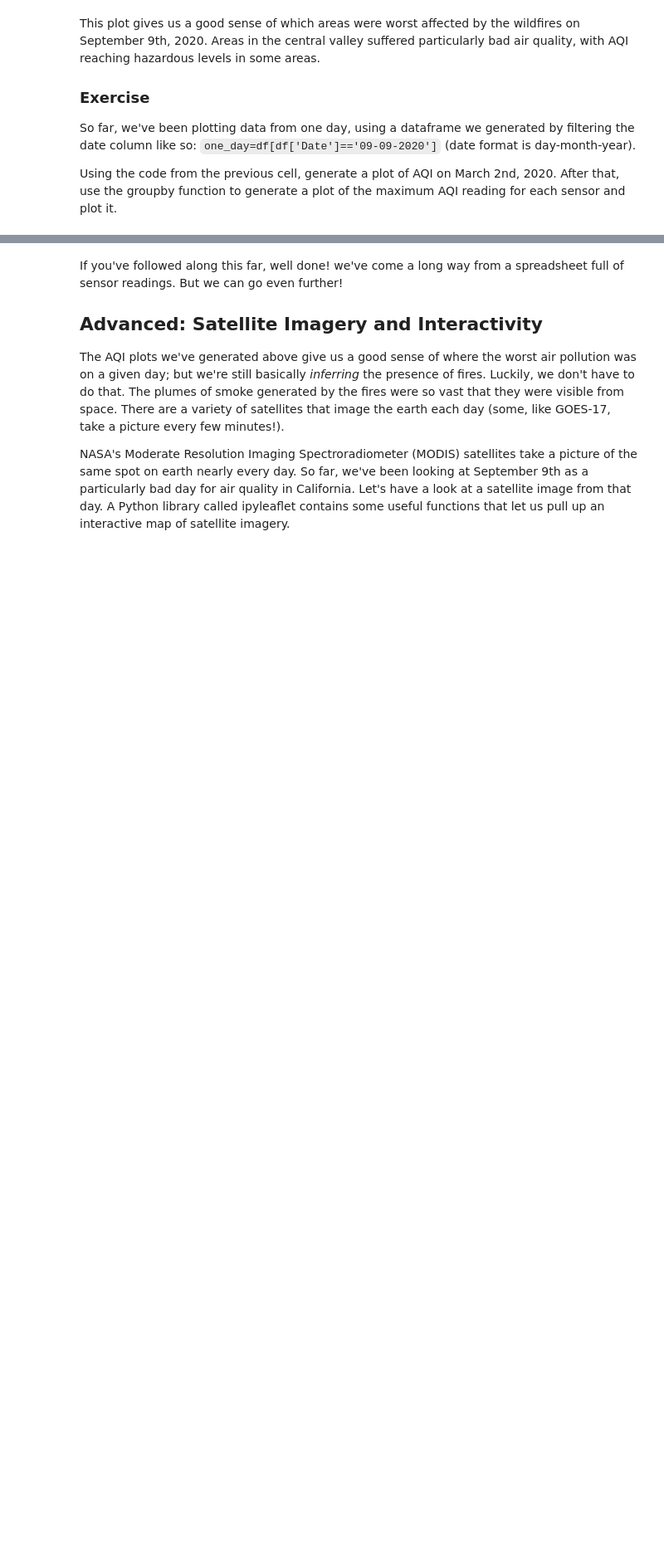
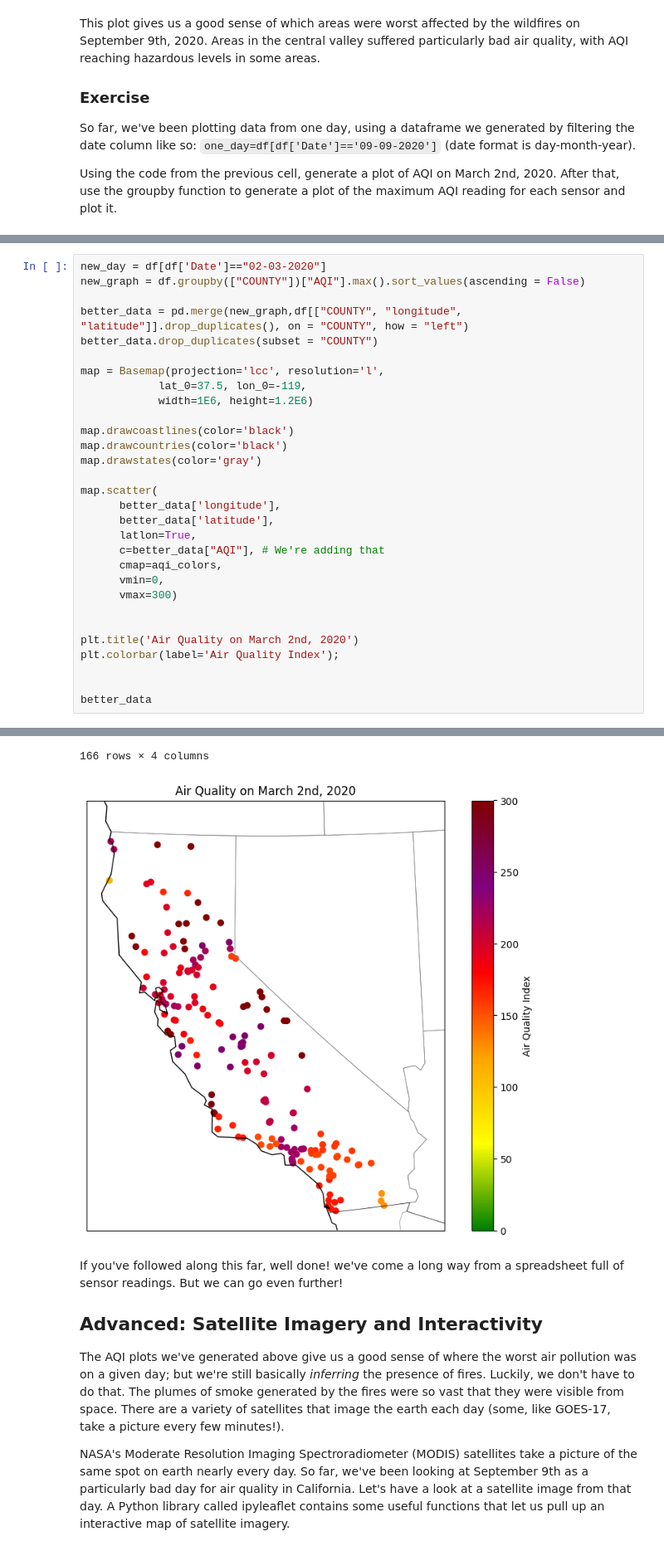
Before and after one commit to emetcalf-vas/QM2, a Jupyter notebook: notebooks/W03. Spatial Data.ipynb, the cells around one changed output, grey strips where cells are left out. Shown at 83% size. Saved outputs shown, nothing was run; the diff lists cells and outputs as text; blank space fills up the shorter version.

```diff
--- a/notebooks/W03. Spatial Data.ipynb
+++ b/notebooks/W03. Spatial Data.ipynb
@@ -451 +448,32 @@ KeyError: 'COUNTY'
 [figure]
+# %%
+new_day = df[df['Date']=="02-03-2020"]
+new_graph = df.groupby(["COUNTY"])["AQI"].max().sort_values(ascending = False)
+
+better_data = pd.merge(new_graph,df[["COUNTY", "longitude", "latitude"]].drop_duplicates(), on = "COUNTY", how = "left")
+better_data.drop_duplicates(subset = "COUNTY")
+
+map = Basemap(projection='lcc', resolution='l',
+            lat_0=37.5, lon_0=-119,
+            width=1E6, height=1.2E6)
+
+map.drawcoastlines(color='black')
+map.drawcountries(color='black')
+map.drawstates(color='gray')
+
+map.scatter(
+      better_data['longitude'],
+      better_data['latitude'],
+      latlon=True,
+      c=better_data["AQI"], # We're adding that
+      cmap=aqi_colors,
+      vmin=0,
+      vmax=300)
+
+
+plt.title('Air Quality on March 2nd, 2020')
+plt.colorbar(label='Air Quality Index');
+
+
+better_data
+# %% [output]
@@ -452,3 +492,5 @@ KeyError: 'COUNTY'
+166 rows × 4 columns
+[figure, added]
 # %% [markdown]
 If you've followed along this far, well done! we've come a long way from a spreadsheet full of sensor readings. But we can go even further!
 
```
Also changed, not shown: parts of 6 cells of this notebook.
